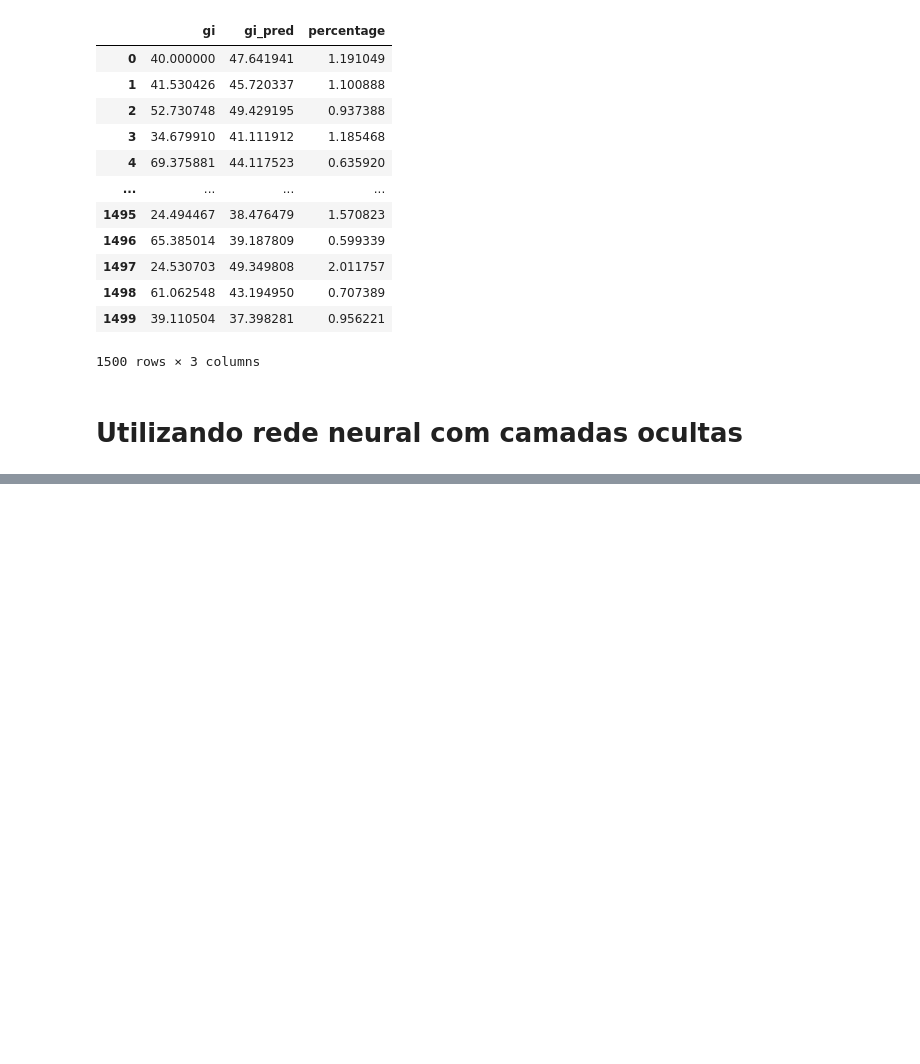
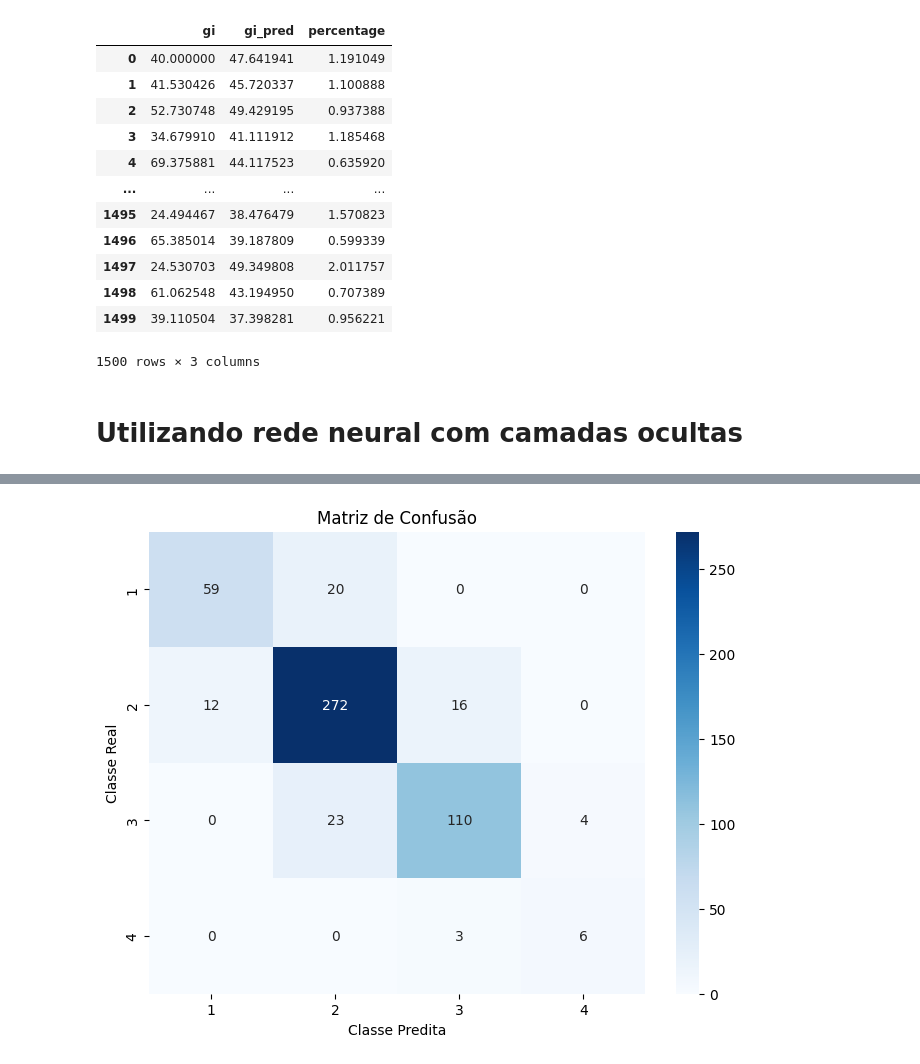
Before and after one commit to MateusSilva00/sistemas_inteligentes_t2, a Jupyter notebook: rede_neural.ipynb, the cells around one changed output, grey strips where cells are left out. Saved outputs shown, nothing was run; the diff lists cells and outputs as text; code cells hidden in the pictures; blank space fills up the shorter version.

Commit message:
plot confusion matriz

```diff
--- a/rede_neural.ipynb
+++ b/rede_neural.ipynb
@@ -189,7 +203,7 @@ model_classification = Sequential(
 )
 
 model_classification.compile(
-    optimizer=Adam(learning_rate=0.01),
+    optimizer=Adam(learning_rate=0.03),
     loss="sparse_categorical_crossentropy",
     metrics=["accuracy"],
 )
@@ -231 +245,18 @@ Loss: 0.3060, Accuracy: 0.8857
 Resultados salvos no arquivo 'classificacao_resultados.csv'.
+# %%
+from sklearn.metrics import confusion_matrix
+import seaborn as sns
+import matplotlib.pyplot as plt
+
+# Gerar a matriz de confusão
+cm = confusion_matrix(y_test, predicted_classes.argmax(axis=1))
+
+# Plotar a matriz de confusão
+plt.figure(figsize=(8, 6))
+sns.heatmap(cm, annot=True, fmt="d", cmap="Blues", xticklabels=label_encoder.classes_, yticklabels=label_encoder.classes_)
+plt.title("Matriz de Confusão")
+plt.xlabel("Classe Predita")
+plt.ylabel("Classe Real")
+plt.show()
+# %% [output]
+[figure, added]
```
Also changed, not shown: parts of 5 cells of this notebook, 3 other files.
